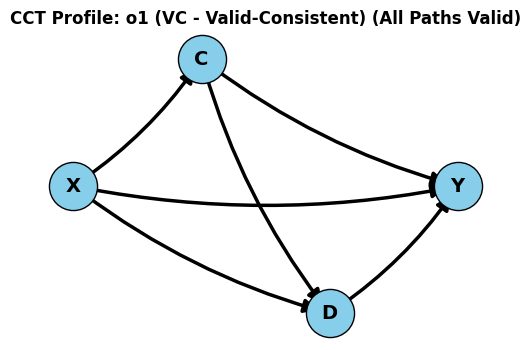
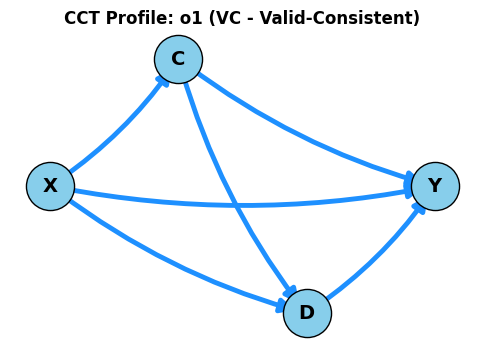
The change to this notebook cell's code, shown as a diff; its figure went from the first image to the second:
--- before
+++ after
@@ -1,3 +1,3 @@
-def draw_cct_profile(profile_name, edges_valid, paths_valid):
+def draw_cct_profile(profile_name, edges_valid, commutative_paths):
     G = nx.DiGraph()
 
@@ -12,12 +12,28 @@
     plt.figure(figsize=(6, 4))
     
+    commutative_edges = set()
+    for path in commutative_paths:
+        for i in range(len(path)-1):
+            commutative_edges.add((path[i], path[i+1]))
+            
+
     edge_colors = []
+    edge_widths = []
     for u, v in G.edges():
         pair_key = f"{u}{v}"
-        if edges_valid.get(pair_key, False):
+        is_valid = edges_valid.get(pair_key, False)
+        
+
+        if (u, v) in commutative_edges:
+            edge_colors.append("dodgerblue")
+            edge_widths.append(3.5)
+        elif is_valid:
             edge_colors.append("black")
+            edge_widths.append(2.0)
         else:
             edge_colors.append("lightgrey")
+            edge_widths.append(1.5)
             
+
     node_colors = "skyblue"
     
@@ -25,29 +41,36 @@
     nx.draw_networkx_labels(G, pos, font_size=14, font_weight="bold")
     
+
     nx.draw_networkx_edges(
         G, pos, 
         edge_color=edge_colors, 
-        width=2.5, 
+        width=edge_widths, 
         arrowsize=20,
         connectionstyle="arc3,rad=0.1"
     )
     
-    title_suffix = ""
-    if paths_valid:
-        title_suffix = " (All Paths Valid)"
-        
-    plt.title(f"CCT Profile: {profile_name}{title_suffix}", fontsize=12, fontweight="bold")
+    plt.title(f"CCT Profile: {profile_name}", fontsize=12, fontweight="bold")
     plt.axis("off")
     plt.show()
 
-draw_cct_profile("o1 (VC - Valid-Consistent)", 
-                 edges_valid={k: True for k in ["XC", "CD", "DY", "XD", "CY", "XY"]}, 
-                 paths_valid=True)
 
-draw_cct_profile("GPT-4o + CoT (near-VI)", 
-                 edges_valid={k: True for k in ["XC", "CD", "DY", "XD", "CY", "XY"]}, 
-                 paths_valid=False)
+draw_cct_profile(
+    "o1 (VC - Valid-Consistent)", 
+    edges_valid={k: True for k in ["XC", "CD", "DY", "XD", "CY", "XY"]}, 
+    commutative_paths=[["X", "C", "Y"], ["X", "D", "Y"], ["X", "C", "D", "Y"], ["X", "Y"]]
+)
 
-draw_cct_profile("Llama 3 (II - Invalid-Inconsistent)", 
-                 edges_valid={k: False for k in ["XC", "CD", "DY", "XD", "CY", "XY"]}, 
-                 paths_valid=False)
+
+
+draw_cct_profile(
+    "GPT-4o + CoT (near-VI)", 
+    edges_valid={"XC": True, "CD": True, "DY": True, "XD": True, "CY": True, "XY": False}, 
+    commutative_paths=[["X", "C", "Y"], ["X", "D", "Y"]]
+)
+
+
+draw_cct_profile(
+    "Llama 3 (II - Invalid-Inconsistent)", 
+    edges_valid={k: False for k in ["XC", "CD", "DY", "XD", "CY", "XY"]}, 
+    commutative_paths=[]
+)

Commit: update visualization